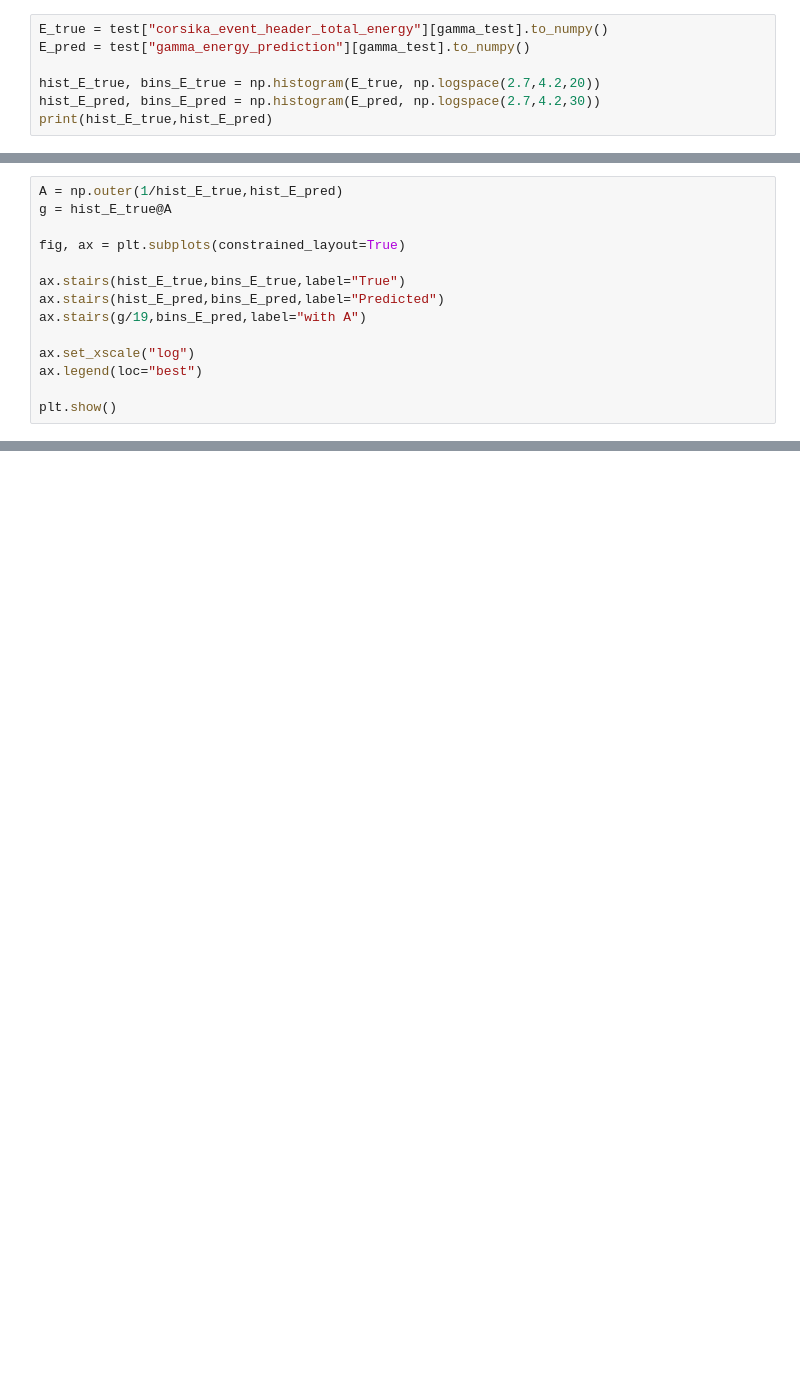
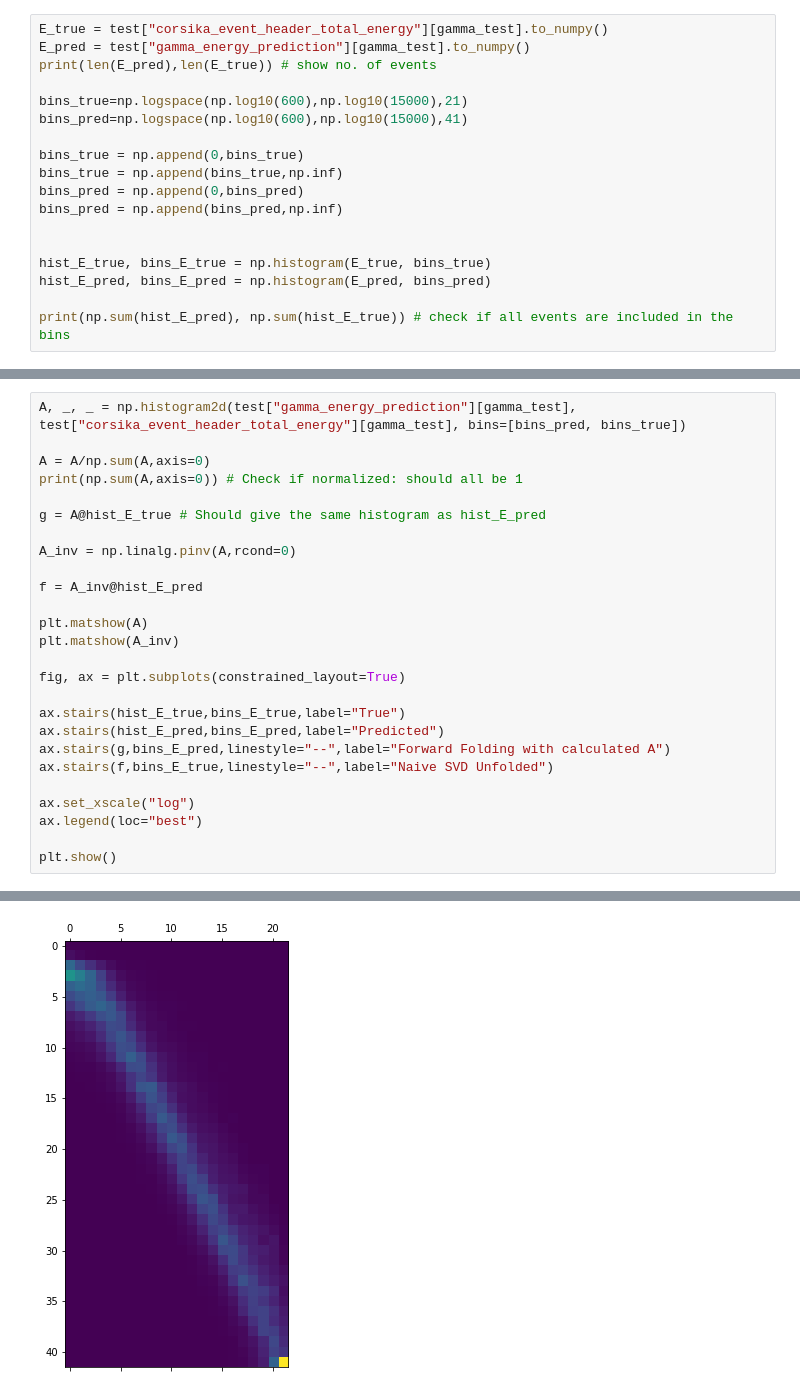
Before and after one commit to luca-dib/FP_PP, a Jupyter notebook: FACT/FACT.ipynb, the cells around one changed output, grey strips where cells are left out. Saved outputs shown, nothing was run; the diff lists cells and outputs as text; blank space fills up the shorter version.

```diff
--- a/FACT/FACT.ipynb
+++ b/FACT/FACT.ipynb
@@ -40,7 +50,18 @@ S
 # %%
 E_true = test["corsika_event_header_total_energy"][gamma_test].to_numpy()
 E_pred = test["gamma_energy_prediction"][gamma_test].to_numpy()
+print(len(E_pred),len(E_true)) # show no. of events
 
-hist_E_true, bins_E_true = np.histogram(E_true, np.logspace(2.7,4.2,20))
-hist_E_pred, bins_E_pred = np.histogram(E_pred, np.logspace(2.7,4.2,30))
-print(hist_E_true,hist_E_pred)
+bins_true=np.logspace(np.log10(600),np.log10(15000),21)
+bins_pred=np.logspace(np.log10(600),np.log10(15000),41)
+
+bins_true = np.append(0,bins_true)
+bins_true = np.append(bins_true,np.inf)
+bins_pred = np.append(0,bins_pred)
+bins_pred = np.append(bins_pred,np.inf)
+
+
+hist_E_true, bins_E_true = np.histogram(E_true, bins_true)
+hist_E_pred, bins_E_pred = np.histogram(E_pred, bins_pred)
+
+print(np.sum(hist_E_pred), np.sum(hist_E_true)) # check if all events are included in the bins
@@ -47,14 +71,27 @@ print(hist_E_true,hist_E_pred)
 # %%
-A = np.outer(1/hist_E_true,hist_E_pred)
-g = hist_E_true@A
+A, _, _ = np.histogram2d(test["gamma_energy_prediction"][gamma_test], test["corsika_event_header_total_energy"][gamma_test], bins=[bins_pred, bins_true])
+
+A = A/np.sum(A,axis=0)
+print(np.sum(A,axis=0)) # Check if normalized: should all be 1
+
+g = A@hist_E_true # Should give the same histogram as hist_E_pred
+
+A_inv = np.linalg.pinv(A,rcond=0)
+
+f = A_inv@hist_E_pred
+
+plt.matshow(A)
+plt.matshow(A_inv)
 
 fig, ax = plt.subplots(constrained_layout=True)
 
 ax.stairs(hist_E_true,bins_E_true,label="True")
 ax.stairs(hist_E_pred,bins_E_pred,label="Predicted")
-ax.stairs(g/19,bins_E_pred,label="with A")
+ax.stairs(g,bins_E_pred,linestyle="--",label="Forward Folding with calculated A")
+ax.stairs(f,bins_E_true,linestyle="--",label="Naive SVD Unfolded")
 
 ax.set_xscale("log")
 ax.legend(loc="best")
 
 plt.show()
+# %% [output]
@@ -60,0 +99 @@ plt.show()
+[figure, added]
```
Also changed, not shown: parts of 13 cells of this notebook, 4 other files.
